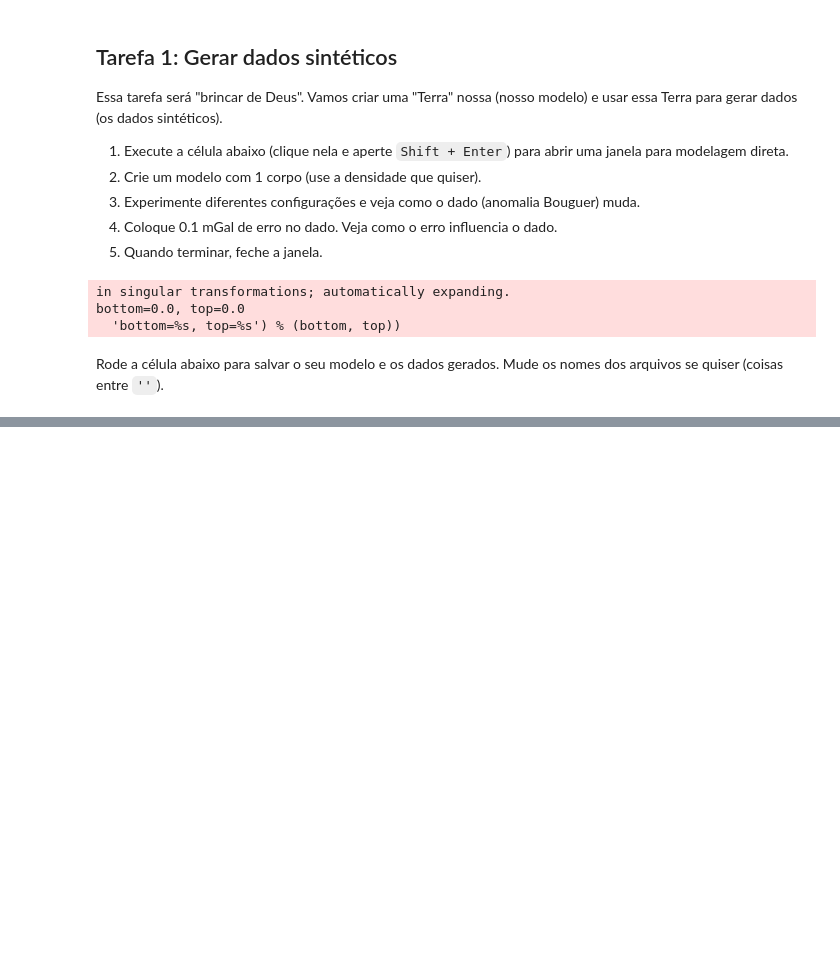
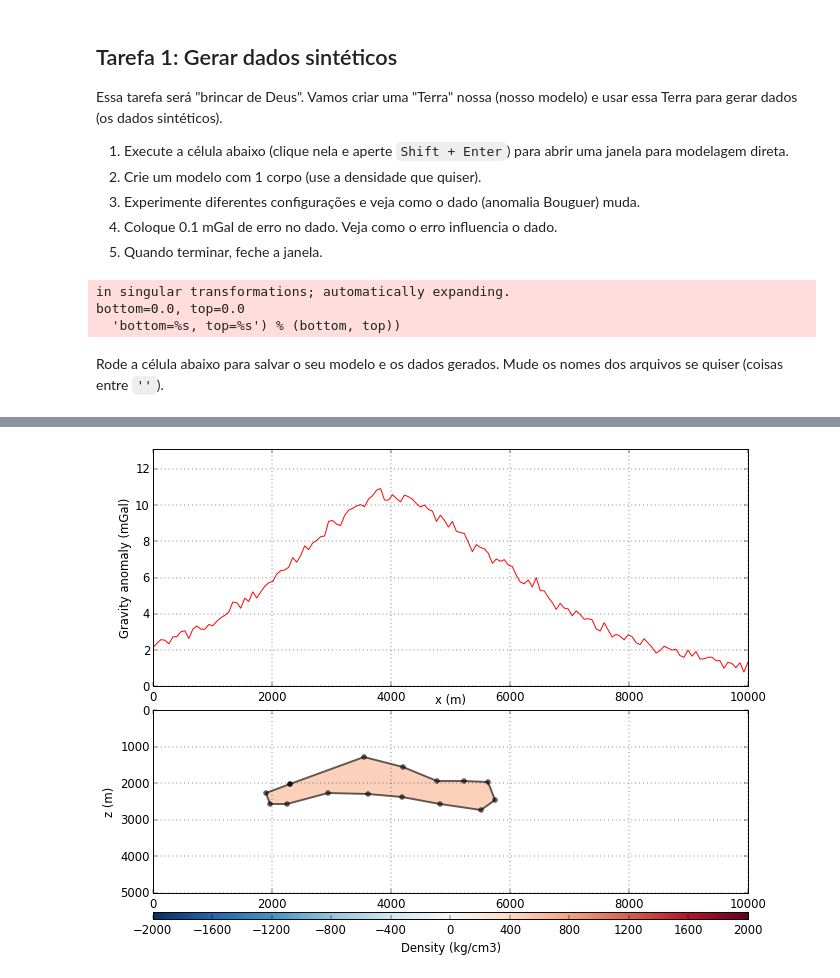
Before and after one commit to leouieda/geofisica1, a Jupyter notebook: notebooks/pratica5.ipynb, the cells around one changed output, grey strips where cells are left out. Saved outputs shown, nothing was run; the diff lists cells and outputs as text; code cells hidden in the pictures; blank space fills up the shorter version.

```diff
--- a/notebooks/pratica5.ipynb
+++ b/notebooks/pratica5.ipynb
@@ -65,0 +146,4 @@ Pegue o arquivo de dados (`modelo1-dados.txt`) e o arquivo de modelo (`modelo1`)
+# %%
+Moulder.load(modelo_colega_intrusao).plot()
+# %% [output]
+[figure, added]
```
Also changed, not shown: parts of 22 cells of this notebook.
